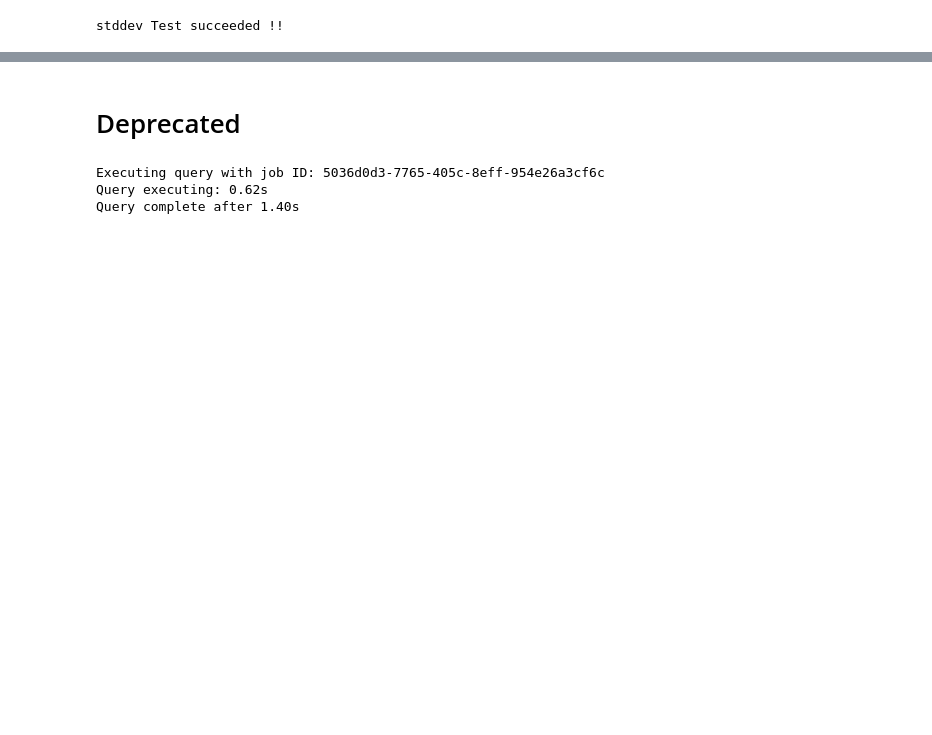
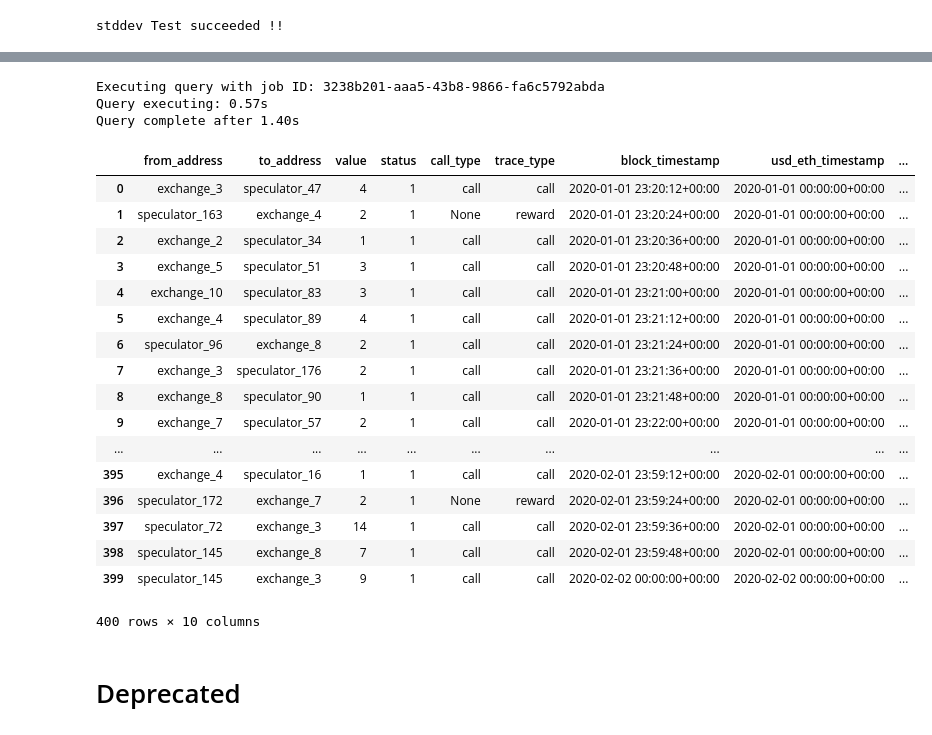
Before and after one commit to mgsgde/ethcluster, a Jupyter notebook: bigquery/bigquery_sql.tests.ipynb, the cells around one changed output, grey strips where cells are left out. Saved outputs shown, nothing was run; the diff lists cells and outputs as text; code cells hidden in the pictures; blank space fills up the shorter version.

```diff
--- a/bigquery/bigquery_sql.tests.ipynb
+++ b/bigquery/bigquery_sql.tests.ipynb
@@ -573,14 +644,38 @@ stddev Test succeeded !!
+# %%
+%%bigquery --project masterarbeit-245718 --verbose
+
+select *,
+    count(*) over (partition by block_timestamp, from_address) as count
+from `masterarbeit-245718.ethereum_us.traces_usd_sampleData` order by block_timestamp
+# %% [output]
+Executing query with job ID: 3238b201-aaa5-43b8-9866-fa6c5792abda
+Query executing: 0.57s
+Query complete after 1.40s
+|  | from_address | to_address | value | status | call_type | trace_type | block_timestamp | usd_eth_timestamp | ... |
+| 0 | exchange_3 | speculator_47 | 4 | 1 | call | call | 2020-01-01 23:20:12+00:00 | 2020-01-01 00:00:00+00:00 | ... |
+| 1 | speculator_163 | exchange_4 | 2 | 1 | None | reward | 2020-01-01 23:20:24+00:00 | 2020-01-01 00:00:00+00:00 | ... |
+| 2 | exchange_2 | speculator_34 | 1 | 1 | call | call | 2020-01-01 23:20:36+00:00 | 2020-01-01 00:00:00+00:00 | ... |
+| 3 | exchange_5 | speculator_51 | 3 | 1 | call | call | 2020-01-01 23:20:48+00:00 | 2020-01-01 00:00:00+00:00 | ... |
+| 4 | exchange_10 | speculator_83 | 3 | 1 | call | call | 2020-01-01 23:21:00+00:00 | 2020-01-01 00:00:00+00:00 | ... |
+| 5 | exchange_4 | speculator_89 | 4 | 1 | call | call | 2020-01-01 23:21:12+00:00 | 2020-01-01 00:00:00+00:00 | ... |
+| 6 | speculator_96 | exchange_8 | 2 | 1 | call | call | 2020-01-01 23:21:24+00:00 | 2020-01-01 00:00:00+00:00 | ... |
+| 7 | exchange_3 | speculator_176 | 2 | 1 | call | call | 2020-01-01 23:21:36+00:00 | 2020-01-01 00:00:00+00:00 | ... |
+| 8 | exchange_8 | speculator_90 | 1 | 1 | call | call | 2020-01-01 23:21:48+00:00 | 2020-01-01 00:00:00+00:00 | ... |
+| 9 | exchange_7 | speculator_57 | 2 | 1 | call | call | 2020-01-01 23:22:00+00:00 | 2020-01-01 00:00:00+00:00 | ... |
+| ... | ... | ... | ... | ... | ... | ... | ... | ... | ... |
+| 395 | exchange_4 | speculator_16 | 1 | 1 | call | call | 2020-02-01 23:59:12+00:00 | 2020-02-01 00:00:00+00:00 | ... |
+| 396 | speculator_172 | exchange_7 | 2 | 1 | None | reward | 2020-02-01 23:59:24+00:00 | 2020-02-01 00:00:00+00:00 | ... |
+| 397 | speculator_72 | exchange_3 | 14 | 1 | call | call | 2020-02-01 23:59:36+00:00 | 2020-02-01 00:00:00+00:00 | ... |
+| 398 | speculator_145 | exchange_8 | 7 | 1 | call | call | 2020-02-01 23:59:48+00:00 | 2020-02-01 00:00:00+00:00 | ... |
+| 399 | speculator_145 | exchange_3 | 9 | 1 | call | call | 2020-02-02 00:00:00+00:00 | 2020-02-02 00:00:00+00:00 | ... |
+400 rows × 10 columns
 # %% [markdown]
 # Deprecated
 # %%
-%%bigquery res6 --project masterarbeit-245718 --verbose
+# %%bigquery res6 --project masterarbeit-245718 --verbose
 
-SELECT
-*
-FROM
-`masterarbeit-245718.ethereum_us.INFORMATION_SCHEMA.TABLES`
+# SELECT
+# *
+# FROM
+# `masterarbeit-245718.ethereum_us.INFORMATION_SCHEMA.TABLES`
-# %% [output]
-Executing query with job ID: 5036d0d3-7765-405c-8eff-954e26a3cf6c
-Query executing: 0.62s
-Query complete after 1.40s
 # %%
```
Also changed, not shown: parts of 30 cells of this notebook, 1 other file.
